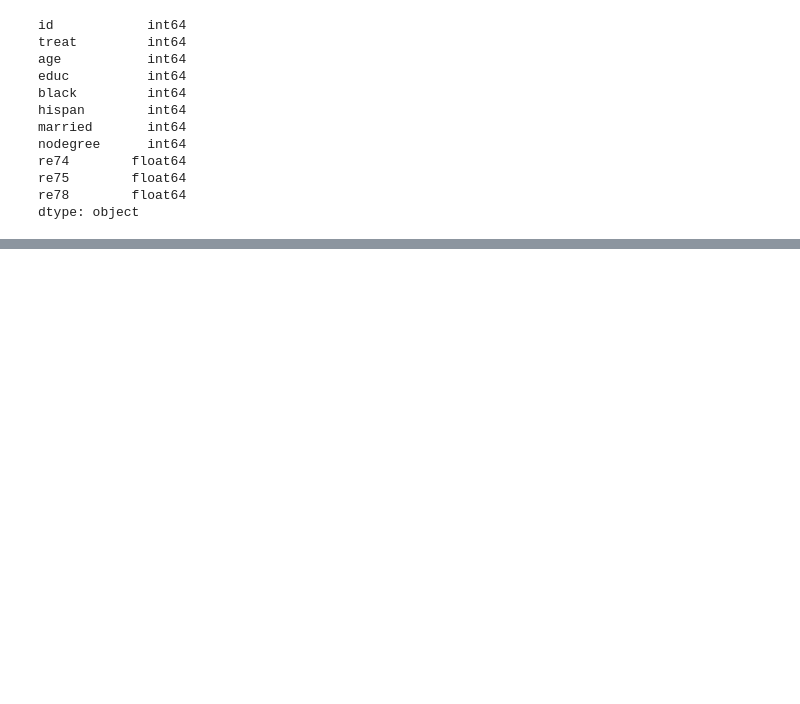
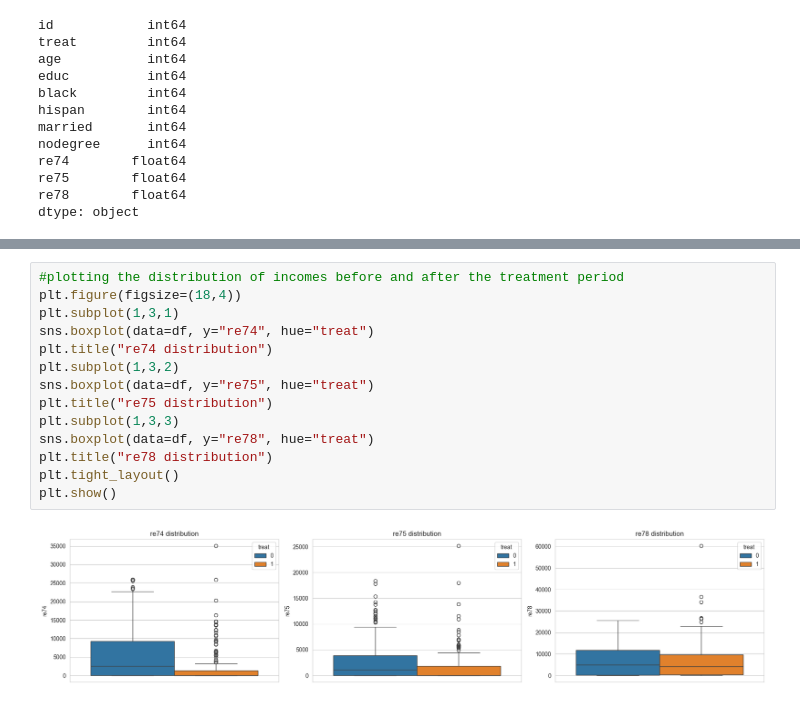
Before and after one commit to ori112/causal_Inference, a Jupyter notebook: project.ipynb, the cells around one changed output, grey strips where cells are left out. Drawn from its saved outputs; the diff is of its cells as text; blank space fills up the shorter version.

```diff
--- a/project.ipynb
+++ b/project.ipynb
@@ -87,0 +109,16 @@ plt.show()
+# %%
+#plotting the distribution of incomes before and after the treatment period
+plt.figure(figsize=(18,4))
+plt.subplot(1,3,1)
+sns.boxplot(data=df, y="re74", hue="treat")
+plt.title("re74 distribution")
+plt.subplot(1,3,2)
+sns.boxplot(data=df, y="re75", hue="treat")
+plt.title("re75 distribution")
+plt.subplot(1,3,3)
+sns.boxplot(data=df, y="re78", hue="treat")
+plt.title("re78 distribution")
+plt.tight_layout()
+plt.show()
+# %% [output]
+[figure, added]
```
Also changed, not shown: parts of 9 cells of this notebook.
